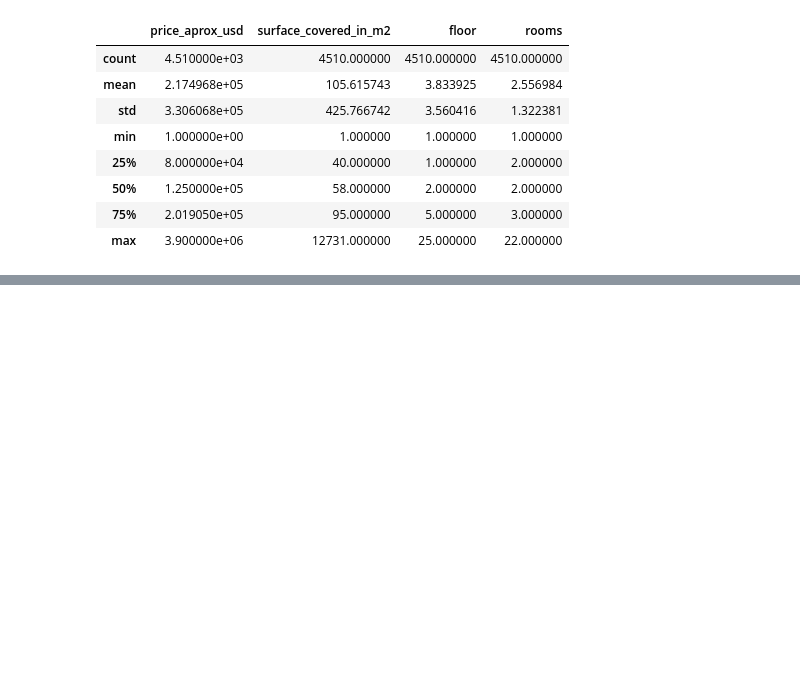
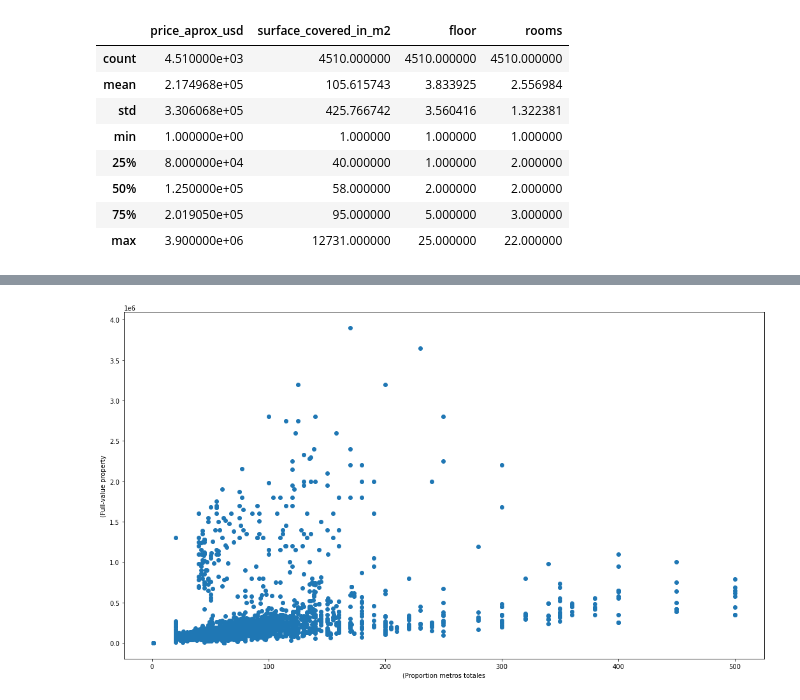
Before and after one commit to jesusB9/proyecto02, a Jupyter notebook: Comparación con el proyecto01.ipynb, the cells around one changed output, grey strips where cells are left out. Saved outputs shown, nothing was run; the diff lists cells and outputs as text; code cells hidden in the pictures; blank space fills up the shorter version.

```diff
--- a/Comparación con el proyecto01.ipynb
+++ b/Comparación con el proyecto01.ipynb
@@ -168,0 +172,14 @@ df
+# %%
+# nos muestras los valores atipicos que debemos borrar o cambiar
+# Scatter plot
+fig, ax = plt.subplots(figsize = (18,10))
+ax.scatter(df['surface_covered_in_m2'], df['price_aprox_usd'])
+
+# x-axis label
+ax.set_xlabel('(Proportion metros totales')
+
+# y-axis label
+ax.set_ylabel('(Full-value property')
+plt.show()
+# %% [output]
+[figure, added]
```
Also changed, not shown: parts of 9 cells of this notebook, 3 other files.
